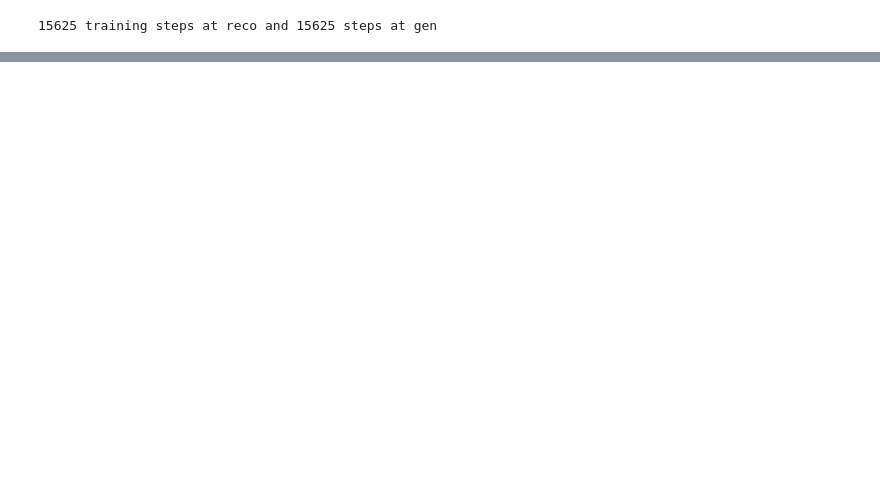
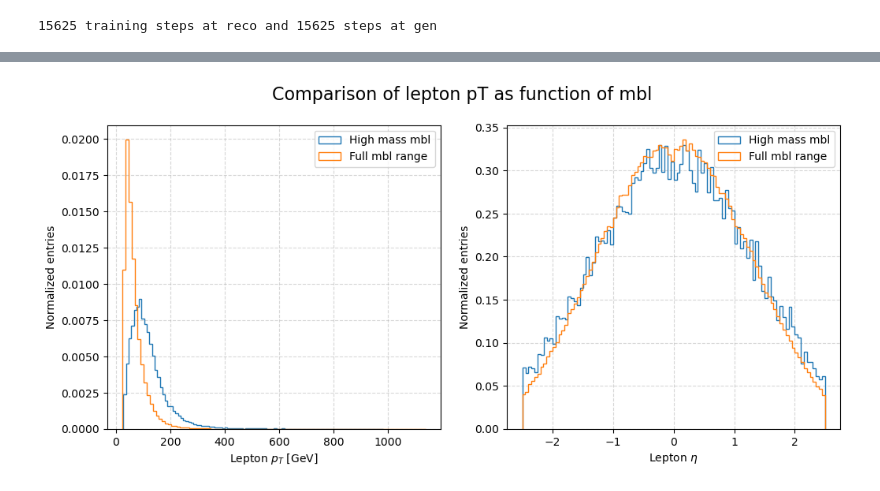
Before and after one commit to josefmurnauer/omnifold, a Jupyter notebook: closure-ttbarvsWWbb.ipynb, the cells around one changed output, grey strips where cells are left out. Drawn from its saved outputs; the diff is of its cells as text; code cells hidden in the pictures; blank space fills up the shorter version.

```diff
--- a/closure-ttbarvsWWbb.ipynb
+++ b/closure-ttbarvsWWbb.ipynb
@@ -812,0 +665,36 @@ utils.HistRoutine(
+# %%
+fig, axes = plt.subplots(1, 2, figsize=(12, 5))  # no sharey
+
+# --- pT plot ---
+axes[0].hist(
+    herwig_truth[:, 0, 0][min_mbl(herwig_truth) > 150],
+    bins=100, histtype='step', density=True, label='High mass mbl'
+)
+axes[0].hist(
+    herwig_truth[:, 0, 0],
+    bins=100, histtype='step', density=True, label='Full mbl range'
+)
+axes[0].set_xlabel(r'Lepton $p_T$ [GeV]')
+axes[0].set_ylabel('Normalized entries')
+axes[0].legend()
+axes[0].grid(True, linestyle='--', alpha=0.5)
+
+# --- eta plot ---
+axes[1].hist(
+    herwig_truth[:, 0, 1][min_mbl(herwig_truth) > 150],
+    bins=100, histtype='step', density=True, label='High mass mbl'
+)
+axes[1].hist(
+    herwig_truth[:, 0, 1],
+    bins=100, histtype='step', density=True, label='Full mbl range'
+)
+axes[1].set_xlabel(r'Lepton $\eta$')
+axes[1].set_ylabel('Normalized entries')
+axes[1].legend()
+axes[1].grid(True, linestyle='--', alpha=0.5)
+
+#plt.tight_layout()
+fig.suptitle("Comparison of lepton pT as function of mbl", fontsize=16)
+plt.show()
+# %% [output]
+[figure, added]
```
Also changed, not shown: parts of 23 cells of this notebook.
